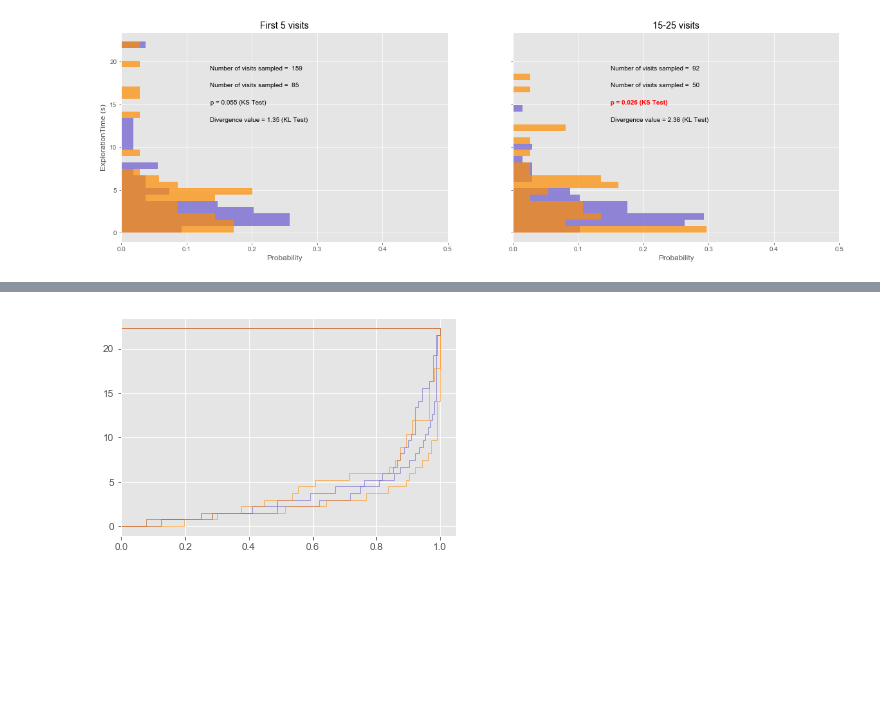
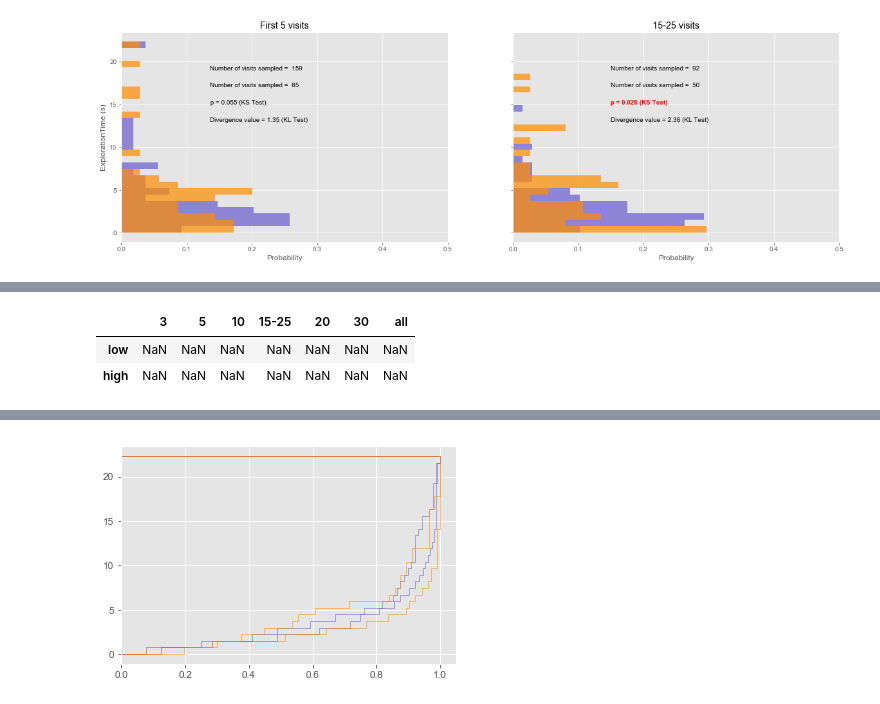
Before and after one commit to itsMahad/ManducaMultiSenseFeeding, a Jupyter notebook: Learning_Curves_And_Probability_Distributions_Git.ipynb, the cells around one changed output, grey strips where cells are left out. Cells and saved outputs as stored; diff of their text form; code cells hidden in the pictures; blank space fills up the shorter version.

```diff
--- a/Learning_Curves_And_Probability_Distributions_Git.ipynb
+++ b/Learning_Curves_And_Probability_Distributions_Git.ipynb
@@ -663,4 +586,10 @@ First_10_df = pd.DataFrame(index = bin_center, columns = ['Low', 'High'], dtype
 First_20_df = pd.DataFrame(index = bin_center, columns = ['Low', 'High'], dtype = 'float')
 First_30_df = pd.DataFrame(index = bin_center, columns = ['Low', 'High'], dtype = 'float')
 All_df = pd.DataFrame(index = bin_center, columns = ['Low', 'High'], dtype = 'float')
-SampleSize = pd.DataFrame(index = ['Low', 'High'], columns = ['3', '5', '10', '15-25', '20', '30', 'all'], dtype = 'float')
+SampleSize = pd.DataFrame(index = ['low', 'high'], columns = ['3', '5', '10', '15-25', '20', '30', 'all'], dtype = 'float')
+# %%
+SampleSize
+# %% [output]
+|  | 3 | 5 | 10 | 15-25 | 20 | 30 | all |
+| low | NaN | NaN | NaN | NaN | NaN | NaN | NaN |
+| high | NaN | NaN | NaN | NaN | NaN | NaN | NaN |
```
Also changed, not shown: parts of 44 cells of this notebook.
